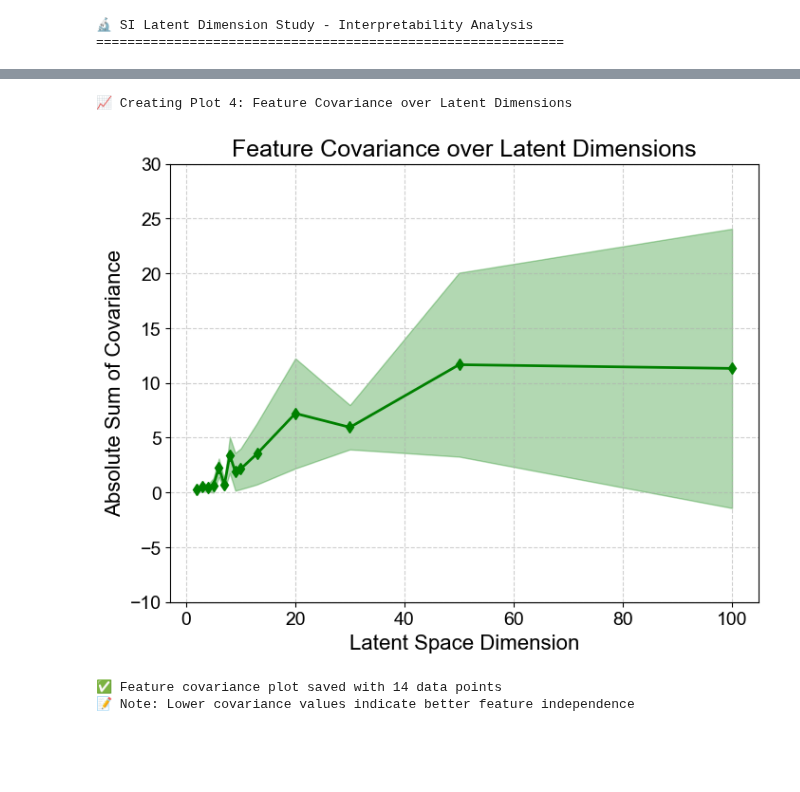
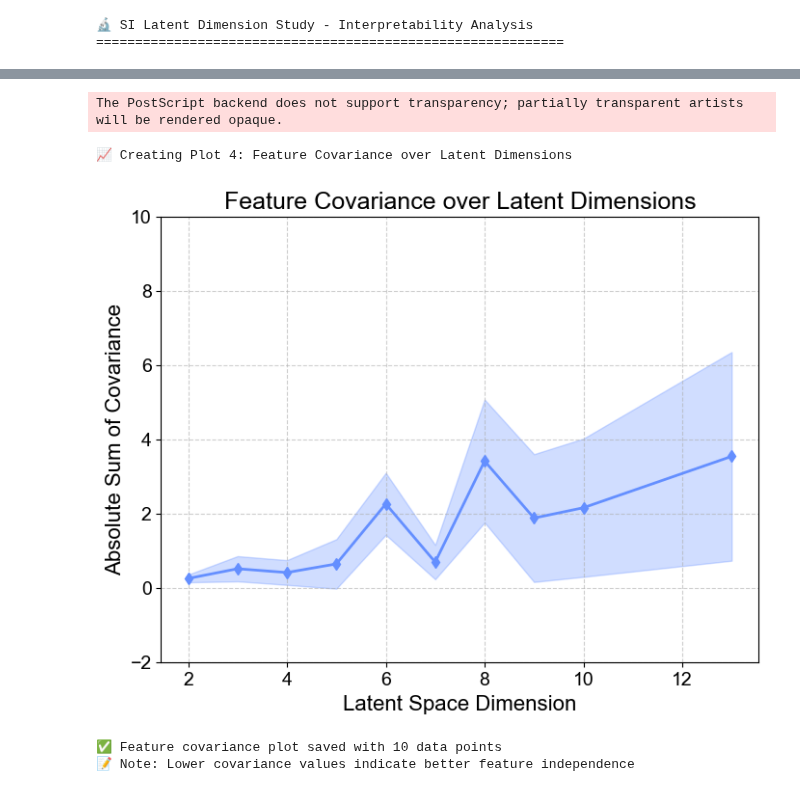
Before and after one commit to ComputationalMicroscopy4CellBio/AI4CellFate, a Jupyter notebook: notebooks/manuscript/SI_latent_dim_interpret.ipynb, the cells around one changed output, grey strips where cells are left out. Drawn from its saved outputs; the diff is of its cells as text; code cells hidden in the pictures; blank space fills up the shorter version.

Commit message:
latent dim study

```diff
--- a/notebooks/manuscript/SI_latent_dim_interpret.ipynb
+++ b/notebooks/manuscript/SI_latent_dim_interpret.ipynb
@@ -119,7 +119,7 @@ def load_latent_dim_metrics(results_dir, latent_dims, seeds):
 
 # Define parameters
 results_dir = Path("../../results/latent_dim_study")
-latent_dims = [2, 3, 4, 5, 6, 7, 8, 9, 10, 13, 20, 30, 50, 100] #, 20, 30, 50, 100, 400
+latent_dims = [2, 3, 4, 5, 6, 7, 8, 9, 10, 13] #, 20, 30, 50, 100, 400
 seeds = [42, 44, 48] #48
 
 print(f"📂 Loading metrics from: {results_dir}")
@@ -241,11 +237,11 @@ if valid_indices:
     plot_stds = [std_precisions[i] for i in valid_indices]
 
     # Precision (orange) - matching your reference style
-    plt.plot(plot_dims, plot_means, color='orange', linewidth=2, label='Precision', marker='o', markersize=6)
+    plt.plot(plot_dims, plot_means, color='purple', linewidth=2, label='Precision', marker='o', markersize=6)
     plt.fill_between(plot_dims,
                      np.array(plot_means) - np.array(plot_stds),
                      np.array(plot_means) + np.array(plot_stds),
-                     color='orange', alpha=0.3)
+                     color='purple', alpha=0.3)
 
     # Formatting to match your reference
     plt.xlabel("Latent Space Dimension", fontsize=16, fontname="Arial")
@@ -294,11 +290,11 @@ if valid_indices:
     plot_stds = [std_accuracies[i] for i in valid_indices]
 
     # Accuracy (blue)
-    plt.plot(plot_dims, plot_means, color='blue', linewidth=2, label='Accuracy', marker='s', markersize=6)
+    plt.plot(plot_dims, plot_means, color='orange', linewidth=2, label='Accuracy', marker='s', markersize=6)
     plt.fill_between(plot_dims,
                      np.array(plot_means) - np.array(plot_stds),
                      np.array(plot_means) + np.array(plot_stds),
-                     color='blue', alpha=0.3)
+                     color='orange', alpha=0.3)
 
     # Formatting
     plt.xlabel("Latent Space Dimension", fontsize=16, fontname="Arial")
@@ -347,11 +343,11 @@ if valid_indices:
     plot_stds = [std_correlations[i] for i in valid_indices]
 
     # Feature Correlation (purple)
-    plt.plot(plot_dims, plot_means, color='purple', linewidth=2, label='Feature Correlation', marker='^', markersize=6)
+    plt.plot(plot_dims, plot_means, color='#648FFF', linewidth=2, label='Feature Correlation', marker='^', markersize=6)
     plt.fill_between(plot_dims,
                      np.array(plot_means) - np.array(plot_stds),
                      np.array(plot_means) + np.array(plot_stds),
-                     color='purple', alpha=0.3)
+                     color='#648FFF', alpha=0.3)
 
     # Formatting
     plt.xlabel("Latent Space Dimension", fontsize=16, fontname="Arial")
@@ -368,8 +364,8 @@ if valid_indices:
     plt.grid(True, linestyle="--", alpha=0.6)
 
     # Save the figure
-    # plt.savefig("../../results/latent_dim_correlation.png", dpi=300, bbox_inches="tight")
-    # plt.savefig("../../results/latent_dim_correlation.eps", dpi=300, bbox_inches="tight")
+    # plt.savefig("../../results/latent_dim_correlation_13.png", dpi=300, bbox_inches="tight")
+    # plt.savefig("../../results/latent_dim_correlation_13.eps", dpi=300, bbox_inches="tight")
 
     plt.show()
 
@@ -400,40 +397,41 @@ if valid_indices:
     plot_dims = [dims[i] for i in valid_indices]
     plot_means = [mean_covariances[i] for i in valid_indices]
     plot_stds = [std_covariances[i] for i in valid_indices]
 
     # Feature Covariance (green)
-    plt.plot(plot_dims, plot_means, color='green', linewidth=2, label='Feature Covariance', marker='d', markersize=6)
+    plt.plot(plot_dims, plot_means, color='#648FFF', linewidth=2, label='Feature Covariance', marker='d', markersize=6)
     plt.fill_between(plot_dims,
                      np.array(plot_means) - np.array(plot_stds),
                      np.array(plot_means) + np.array(plot_stds),
-                     color='green', alpha=0.3)
+                     color='#648FFF', alpha=0.3)
 
     # Formatting
     plt.xlabel("Latent Space Dimension", fontsize=16, fontname="Arial")
     plt.ylabel("Absolute Sum of Covariance", fontsize=16, fontname="Arial")
     plt.title("Feature Covariance over Latent Dimensions", fontsize=18, fontname="Arial")
     plt.xticks(fontsize=14, fontname="Arial")
     plt.yticks(fontsize=14, fontname="Arial")
 
     # Set reasonable y-axis range
-    y_min = -10#max(-1, min(plot_means) - max(plot_stds) - 0.05)
-    y_max = 30#max(plot_means) + max(plot_stds) + 0.05
+    y_min = -2#max(-1, min(plot_means) - max(plot_stds) - 0.05)
+    y_max = 10#max(plot_means) + max(plot_stds) + 0.05
     plt.ylim(y_min, y_max)
 
     plt.grid(True, linestyle="--", alpha=0.6)
 
     # Save the figure
-    # plt.savefig("../../results/latent_dim_covariance.png", dpi=300, bbox_inches="tight")
-    # plt.savefig("../../results/latent_dim_covariance.eps", dpi=300, bbox_inches="tight")
+    # plt.savefig("../../results/latent_dim_covariance_13.png", dpi=300, bbox_inches="tight")
+    # plt.savefig("../../results/latent_dim_covariance_13.eps", dpi=300, bbox_inches="tight")
 
     plt.show()
 
     print(f"✅ Feature covariance plot saved with {len(plot_dims)} data points")
     print("📝 Note: Lower covariance values indicate better feature independence")
 else:
     print("❌ No valid covariance data found for plotting")
 # %% [output]
-📈 Creating Plot 4: Feature Covariance over Latent Dimensions
+The PostScript backend does not support transparency; partially transparent artists will be rendered opaque.
+📈 Creating Plot 4: Feature Covariance over Latent Dimensions
-[figure, old version]
+[figure, new version]
-✅ Feature covariance plot saved with 14 data points
-📝 Note: Lower covariance values indicate better feature independence
+✅ Feature covariance plot saved with 10 data points
+📝 Note: Lower covariance values indicate better feature independence
```
Also changed, not shown: parts of 5 cells of this notebook.
